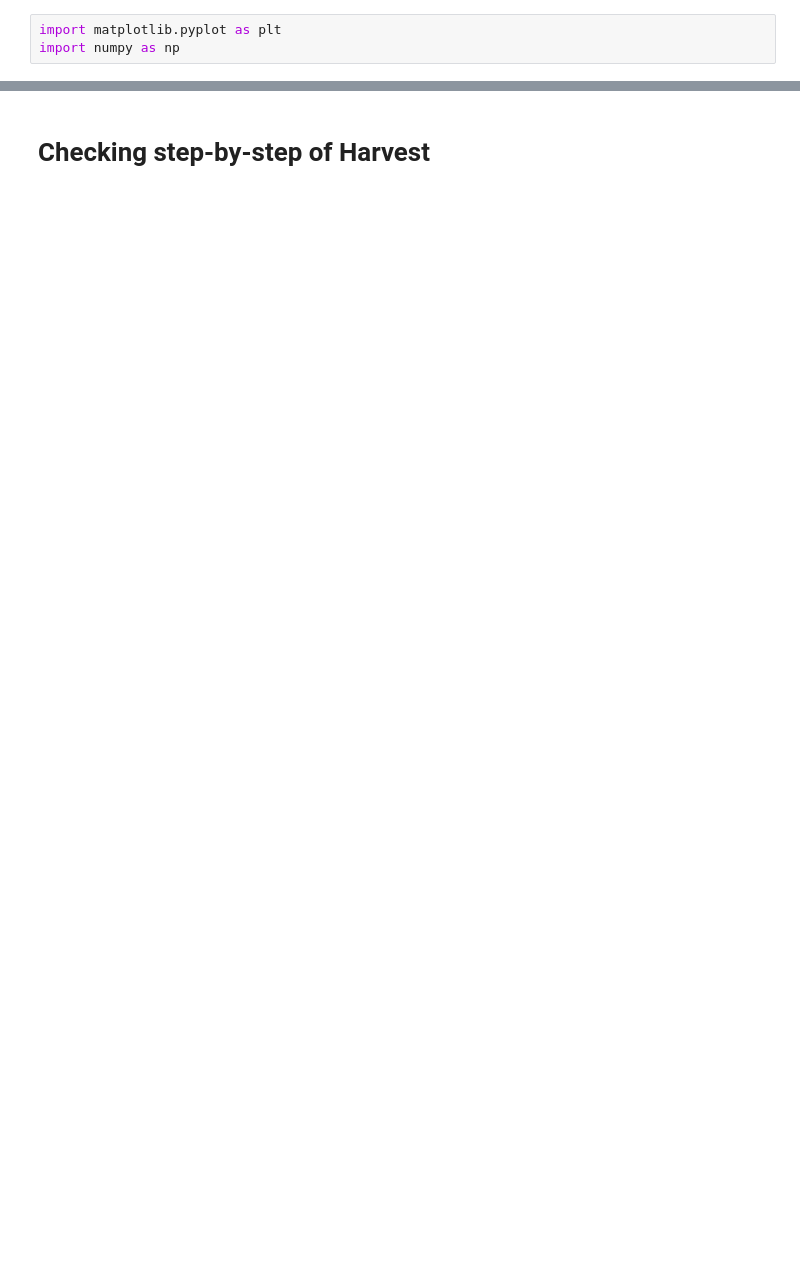
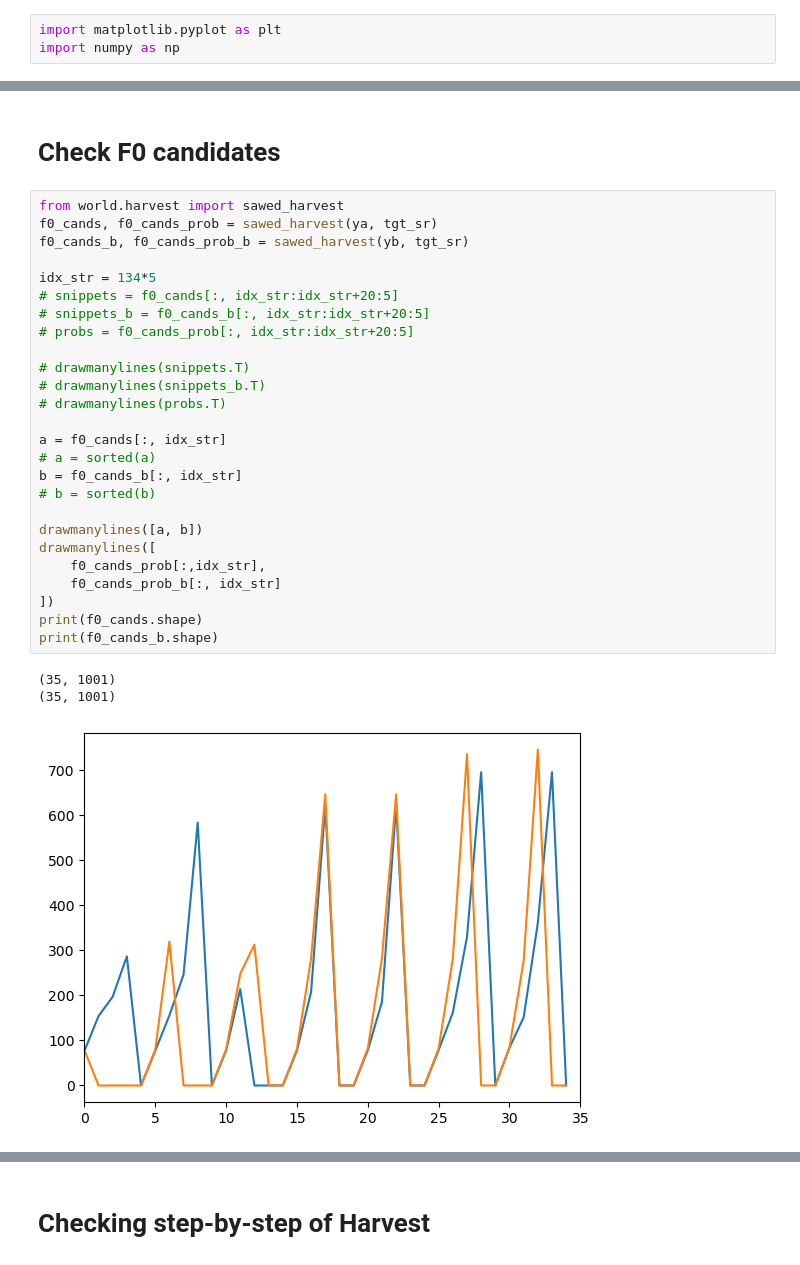
Before and after one commit to imulki/Python-WORLD, a Jupyter notebook: test_hv.ipynb, the cells around one changed output, grey strips where cells are left out. Drawn from its saved outputs; the diff is of its cells as text; blank space fills up the shorter version.

```diff
--- a/test_hv.ipynb
+++ b/test_hv.ipynb
@@ -109,0 +134,32 @@ savefig([sea], figsize=figsize)
+# %% [markdown]
+# Check F0 candidates
+# %%
+from world.harvest import sawed_harvest
+f0_cands, f0_cands_prob = sawed_harvest(ya, tgt_sr)
+f0_cands_b, f0_cands_prob_b = sawed_harvest(yb, tgt_sr)
+
+idx_str = 134*5
+# snippets = f0_cands[:, idx_str:idx_str+20:5]
+# snippets_b = f0_cands_b[:, idx_str:idx_str+20:5]
+# probs = f0_cands_prob[:, idx_str:idx_str+20:5]
+
+# drawmanylines(snippets.T)
+# drawmanylines(snippets_b.T)
+# drawmanylines(probs.T)
+
+a = f0_cands[:, idx_str]
+# a = sorted(a)
+b = f0_cands_b[:, idx_str]
+# b = sorted(b)
+
+drawmanylines([a, b])
+drawmanylines([
+    f0_cands_prob[:,idx_str],
+    f0_cands_prob_b[:, idx_str]
+])
+print(f0_cands.shape)
+print(f0_cands_b.shape)
+# %% [output]
+(35, 1001)
+(35, 1001)
+[figure, added]
```
Also changed, not shown: parts of 10 cells of this notebook, 6 other files.
